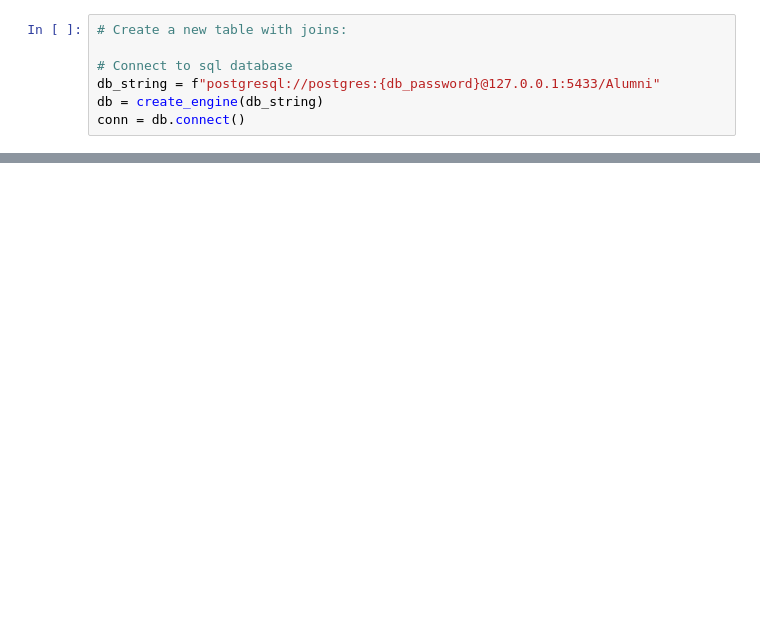
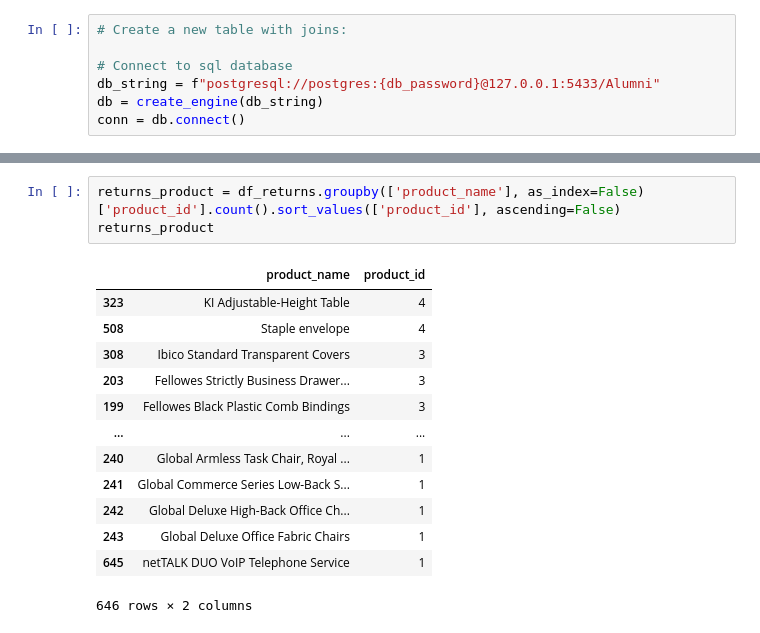
Before and after one commit to goatgirl86/ACT_Superstores, a Jupyter notebook: Katlin/Superstore_sql.ipynb, the cells around one changed output, grey strips where cells are left out. Cells and saved outputs as stored; diff of their text form; blank space fills up the shorter version.

```diff
--- a/Superstore_sql.ipynb
+++ b/Katlin/Superstore_sql.ipynb
@@ -363,0 +426,17 @@ df_central.head(5)
+# %%
+returns_product = df_returns.groupby(['product_name'], as_index=False)['product_id'].count().sort_values(['product_id'], ascending=False)
+returns_product
+# %% [output]
+|  | product_name | product_id |
+| 323 | KI Adjustable-Height Table | 4 |
+| 508 | Staple envelope | 4 |
+| 308 | Ibico Standard Transparent Covers | 3 |
+| 203 | Fellowes Strictly Business Drawer... | 3 |
+| 199 | Fellowes Black Plastic Comb Bindings | 3 |
+| ... | ... | ... |
+| 240 | Global Armless Task Chair, Royal ... | 1 |
+| 241 | Global Commerce Series Low-Back S... | 1 |
+| 242 | Global Deluxe High-Back Office Ch... | 1 |
+| 243 | Global Deluxe Office Fabric Chairs | 1 |
+| 645 | netTALK DUO VoIP Telephone Service | 1 |
+646 rows × 2 columns
```
Also changed, not shown: parts of 12 cells of this notebook, 14 other files.
